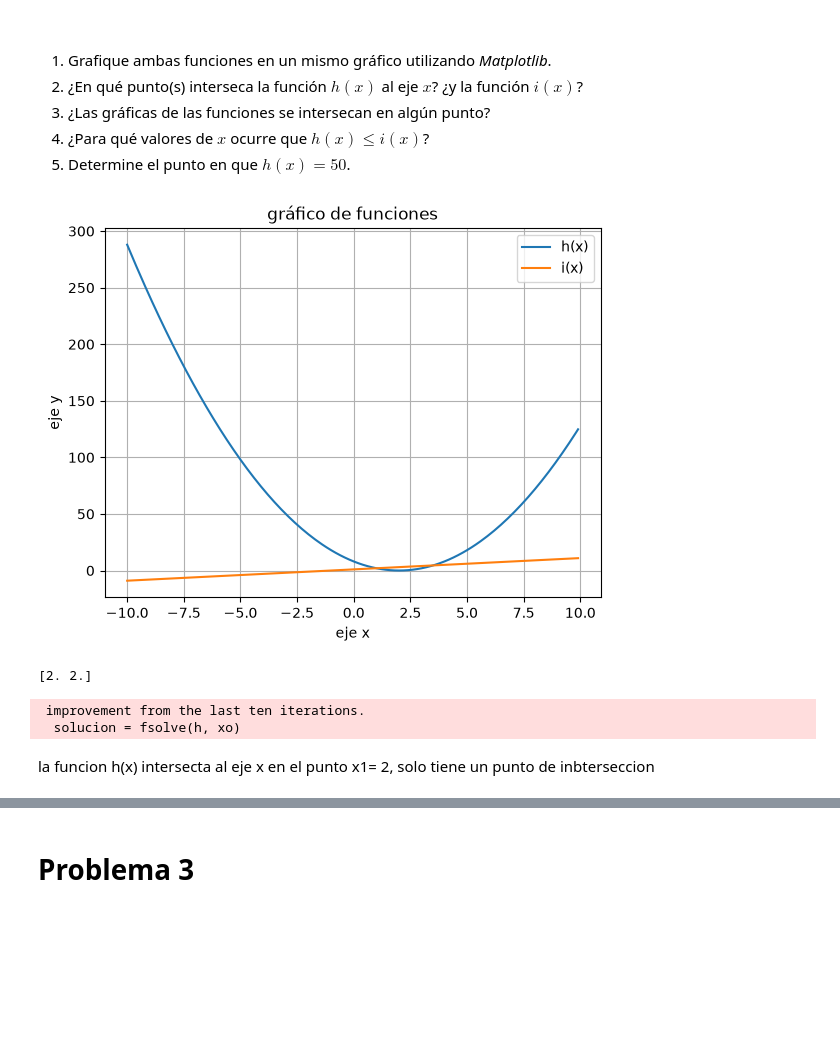
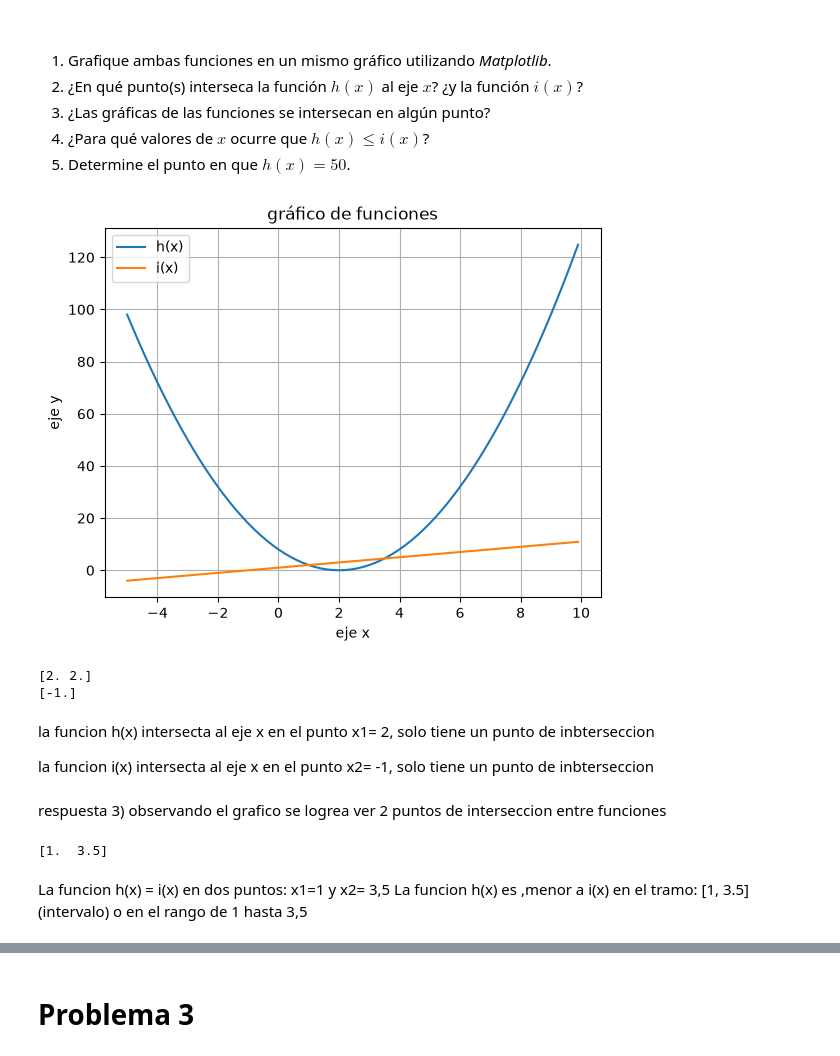
Before and after one commit to Rdrx11/matematicas, a Jupyter notebook: G3_Aplicaciones_de_funciones.ipynb, the cells around one changed output, grey strips where cells are left out. Drawn from its saved outputs; the diff is of its cells as text; code cells hidden in the pictures; blank space fills up the shorter version.

```diff
--- a/G3_Aplicaciones_de_funciones.ipynb
+++ b/G3_Aplicaciones_de_funciones.ipynb
@@ -68,29 +68,52 @@ i(x) & = x + 1
 # %%
 def h(x):
     return 2*(x-2)**2
 def i(x):
     return x+1
 
-x = np.arange(-10, 10, 0.1)
+x = np.arange(-5, 10, 0.1)
 plt.plot(x, h(x), label = 'h(x)')
 plt.plot(x, i(x), label = 'i(x)')
 plt.title('gráfico de funciones')
 plt.ylabel('eje y')
 plt.xlabel('eje x')
 plt.legend()
 plt.grid()
 plt.show()
 # %% [output]
-[figure, old version]
+[figure, new version]
 # %%
 # Respuesta 2) Interseccion con el eje x
 
-xo = np.linspace(0, 10, 2)
+xo = np.linspace(0, 6, 2)
 solucion = fsolve(h, xo)
 print(f"{solucion}")
+
+
+xo = np.linspace( -5, 5, 1)
+solucion = fsolve(i , xo)
+print(f"{solucion}")
 # %% [output]
 [2. 2.]
+[-1.]
- improvement from the last ten iterations.
-  solucion = fsolve(h, xo)
 # %% [markdown]
 la funcion h(x) intersecta al eje x en el punto x1= 2, solo tiene un punto de inbterseccion
+
+la funcion i(x) intersecta al eje x en el punto x2= -1, solo tiene un punto de inbterseccion
+# %% [markdown]
+respuesta 3) observando el grafico se logrea ver 2 puntos de interseccion entre funciones
+# %%
+# respuesta 4) la interseccion entre dunciones
+#  h (x)=i(x)
+# h(x) - i(x) = 0
+
+def inter(x):
+    return h(x) - i(x)
+
+xo = np.linspace( 0, 4, 2)
+solucion = fsolve(inter , xo)
+print(f"{solucion}")
+# %% [output]
+[1.  3.5]
+# %% [markdown]
+La funcion h(x) = i(x) en dos puntos: x1=1 y x2= 3,5 La funcion h(x) es ,menor a i(x) en el tramo: [1, 3.5] (intervalo) o en el rango de 1 hasta 3,5
```
Also changed, not shown: parts of 3 cells of this notebook.
